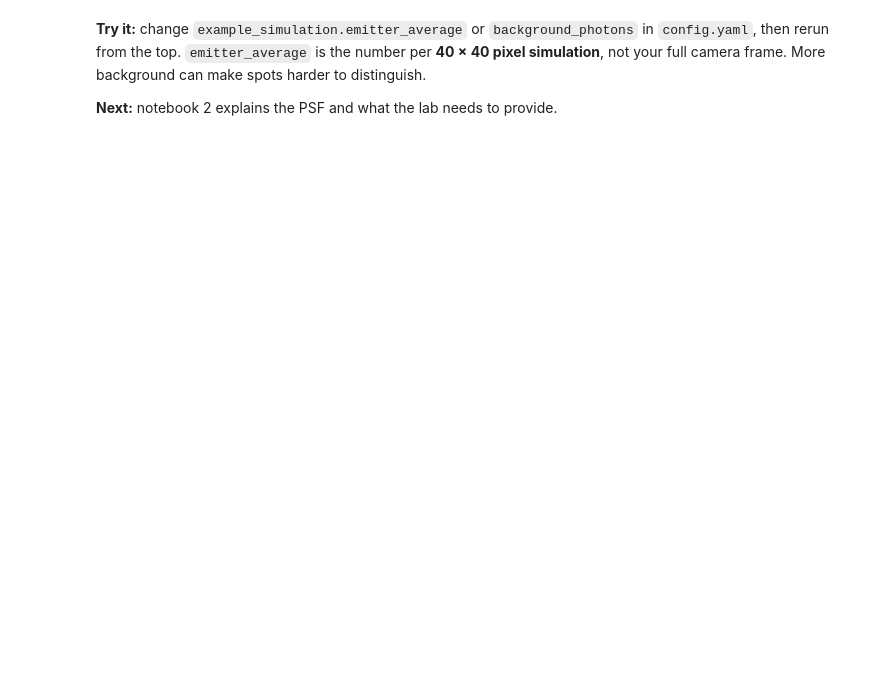
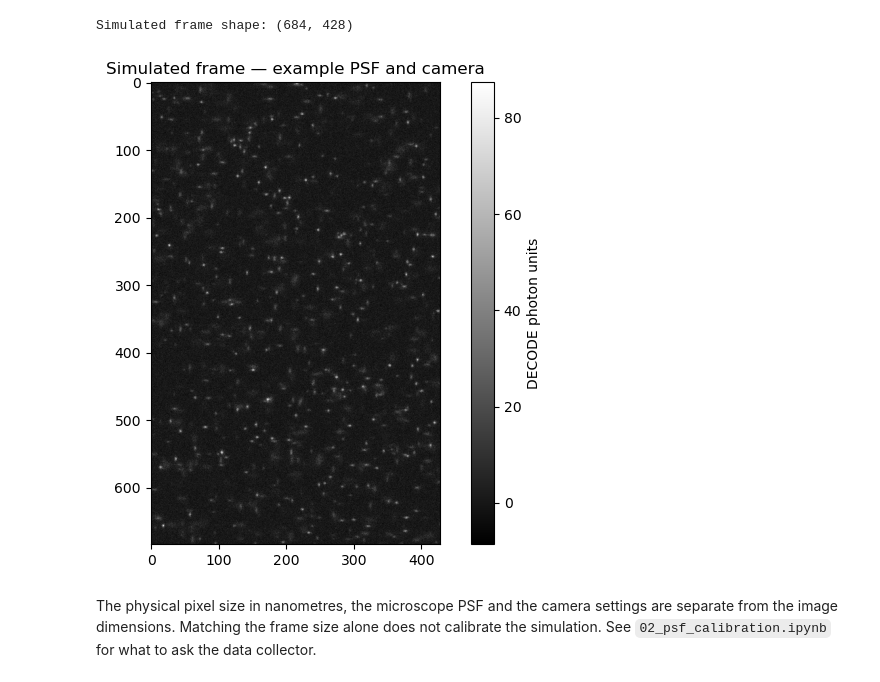
Before and after one commit to rohan2404/mphys, a Jupyter notebook: decode_walkthrough/01_simulation.ipynb, the cells around one changed output. Drawn from its saved outputs; the diff is of its cells as text; code cells hidden in the pictures; blank space fills up the shorter version.

```diff
--- a/decode_walkthrough/01_simulation.ipynb
+++ b/decode_walkthrough/01_simulation.ipynb
@@ -69,15 +56,0 @@ print('PyTorch:', torch.__version__, '| CUDA available:', torch.cuda.is_availabl
-# %%
-param = decode.utils.param_io.load_params(str(project_path(CFG['paths']['example_parameters'])))
-param.InOut.calibration_file = str(project_path(CFG['paths']['example_calibration']))
-sim_cfg = CFG['example_simulation']
-param.Hardware.device_simulation = sim_cfg['device']
-param.Hardware.device = sim_cfg['device']
-param.Simulation.emitter_av = sim_cfg['emitter_average']
-param.Simulation.bg_uniform = sim_cfg['background_photons']
-param.Simulation.intensity_mu_sig = sim_cfg['brightness_mean_std']
-param.HyperParameter.pseudo_ds_size = sim_cfg['last_frame_index']  # inclusive
-param.TestSet.test_size = sim_cfg['last_frame_index']
-torch.manual_seed(sim_cfg['seed'])
-np.random.seed(sim_cfg['seed'])  # DECODE uses both NumPy and PyTorch random generators
-print('Example PSF:', param.InOut.calibration_file)
-print('Emitter average:',param.Simulation.emitter_av,'| background:',param.Simulation.bg_uniform)
@@ -84,10 +105,16 @@ print('Emitter average:',param.Simulation.emitter_av,'| background:',param.Simul
 # %%
-sim, _ = setup_random_simulation(param)
-emitters, frames, backgrounds = sim.sample()
-frames = frames.detach().cpu().numpy()
-print('Simulated frames:', frames.shape, '| convert to photons:', param.Camera.convert2photons)
-plt.figure(figsize=(6,5)); plt.imshow(frames[0], cmap='gray'); plt.colorbar(label='model output'); plt.title('DECODE example simulation'); plt.show()
+simulator, _ = setup_random_simulation(param)
+emitters, simulated_frames, backgrounds = simulator.sample()
+simulated_frame = simulated_frames[0].detach().cpu().numpy()
+print('Simulated frame shape:', simulated_frame.shape)
+
+plt.figure(figsize=(8, 6))
+plt.imshow(simulated_frame, cmap='gray')
+plt.title('Simulated frame — example PSF and camera')
+plt.colorbar(label='DECODE photon units')
+plt.show()
+# %% [output]
+Simulated frame shape: (684, 428)
+[figure, added]
-# %% [markdown]
-**Try it:** change `example_simulation.emitter_average` or `background_photons` in `config.yaml`, then rerun from the top. `emitter_average` is the number per **40 × 40 pixel simulation**, not your full camera frame. More background can make spots harder to distinguish.
-
-**Next:** notebook 2 explains the PSF and what the lab needs to provide.
+# %% [markdown]
+The physical pixel size in nanometres, the microscope PSF and the camera settings are separate from the image dimensions. Matching the frame size alone does not calibrate the simulation. See `02_psf_calibration.ipynb` for what to ask the data collector.
```
Also changed, not shown: parts of 12 cells of this notebook, 3 other files.
